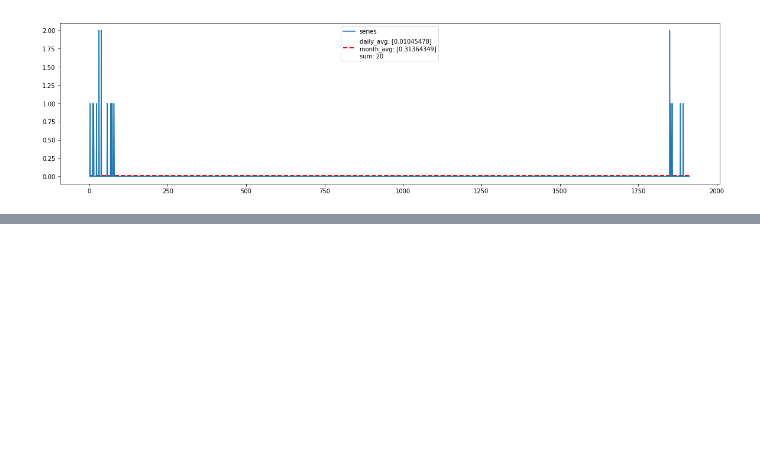
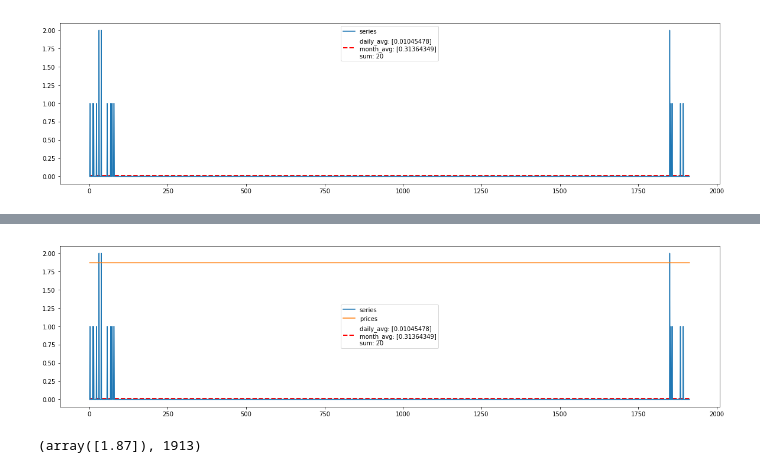
Before and after one commit to cluePrints/data-sci-fience, a Jupyter notebook: m5-forecasting-accuracy/0100. EDA.ipynb, the cells around one changed output, grey strips where cells are left out. Saved outputs shown, nothing was run; the diff lists cells and outputs as text; code cells hidden in the pictures; blank space fills up the shorter version.

Commit message:
Re-extract item series plot

```diff
--- a/m5-forecasting-accuracy/0100. EDA.ipynb
+++ b/m5-forecasting-accuracy/0100. EDA.ipynb
@@ -650,0 +679,9 @@ plot_item_series(df_sales_train_melt, 'HOUSEHOLD_1_512_CA_4_validation')
+# %%
+df_sales_train_melt.drop(['day_date'], axis=1, inplace=True)
+# %%
+%%time
+df_sales_train_melt = df_sales_train_melt.merge(
+    # Note to self: merging all the fields in blows up the dataframe size to 10G
+    # subsequent attempt to merge the prices in dies
+    df_calendar[['date', 'wm_yr_wk']],
+    left_on='day_date_str', right_on='date')
@@ -650,0 +725,8 @@ plot_item_series(df_sales_train_melt, 'HOUSEHOLD_1_512_CA_4_validation')
+# %%
+%%time
+# Note to self: forgot to include wm_yr_wk (= results boom O(n_weeks)) --> had to do fields penny pinching upstream
+t = df_sales_train_melt.merge(
+    df_prices,
+    on=['store_id', 'item_id', 'wm_yr_wk'],
+    how='left'
+)
@@ -650,0 +760,12 @@ plot_item_series(df_sales_train_melt, 'HOUSEHOLD_1_512_CA_4_validation')
+# %%
+df_sales_train_melt = t
+# %%
+plot_item_series(df_sales_train_melt, 'HOUSEHOLD_1_512_CA_4_validation')
+# %% [output]
+[figure, added]
+# %%
+# Quite a sporadic thing, it seems: was for sale all the time, fell out of favor and regained attention just recently :/
+sell_prices = df_sales_train_melt.query('id == "HOUSEHOLD_1_512_CA_4_validation"')['sell_price']
+sell_prices.unique(), len(sell_prices)
+# %% [output]
+(array([1.87]), 1913)
```
Also changed, not shown: parts of 26 cells of this notebook, 2 other files.
